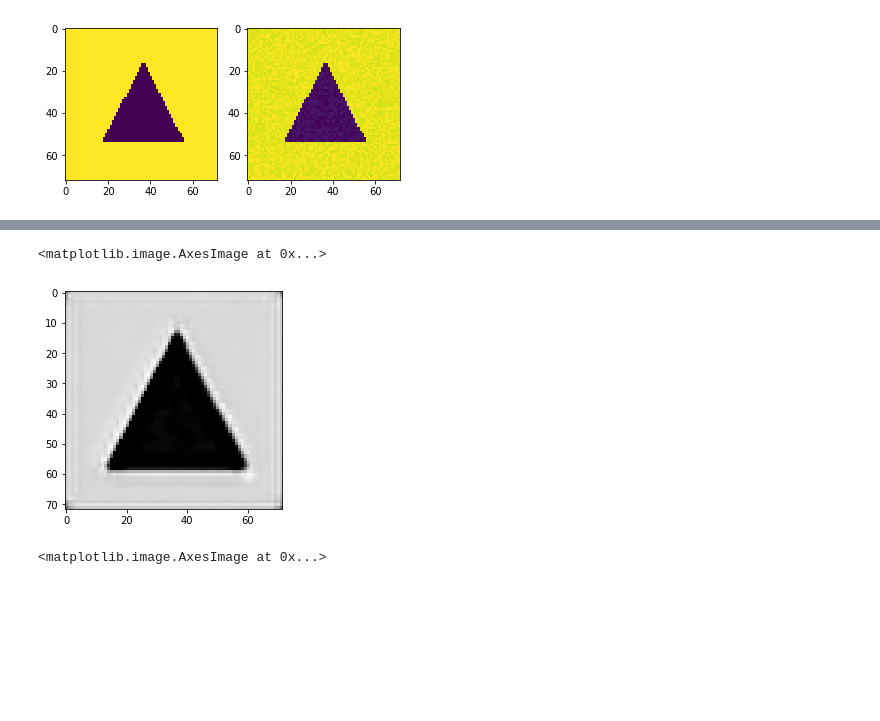
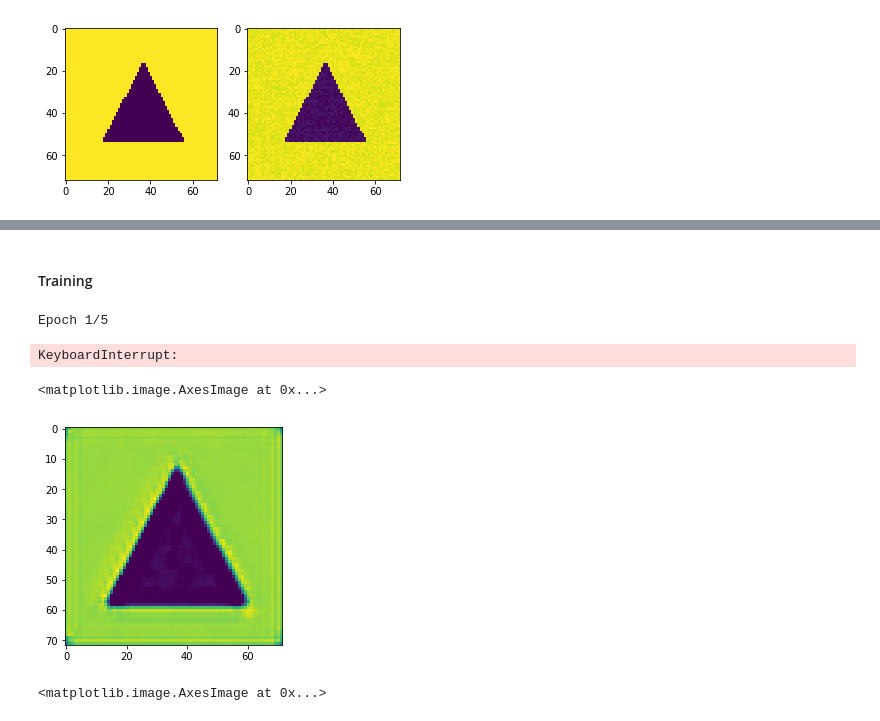
Before and after one commit to BoucheDimitri/DL1, a Jupyter notebook: TP1.ipynb, the cells around one changed output, grey strips where cells are left out. Saved outputs shown, nothing was run; the diff lists cells and outputs as text; code cells hidden in the pictures; blank space fills up the shorter version.

```diff
--- a/TP1.ipynb
+++ b/TP1.ipynb
@@ -547,0 +605,13 @@ X_noisy2D.shape
+# %%
+def reshape_for_network(X):
+    X = np.array([reshape_to_2D(x) for x in X])
+    X = X.reshape(X.shape + (1, ))
+    return X
+# %%
+# Generate dataset and reshape to fit the input of the network
+X_clean, X_noisy = generate_denoising_dataset(nb_samples=1000)
+X_clean_test, X_noisy_test = generate_denoising_dataset(nb_samples=300)
+X_noisy2D = reshape_for_network(X_noisy)
+X_clean2D = reshape_for_network(X_clean)
+X_noisy2D_test = reshape_for_network(X_noisy_test)
+X_clean2D_test = reshape_for_network(X_clean_test)
@@ -593,2 +657,0 @@ print(input_shape)
-# %%
-autoencoder = build_autoencoder(input_shape)
@@ -597,12 +662,4 @@ adam = Adam(lr=0.001, beta_1=0.9, beta_2=0.999, epsilon=None, decay=0.0, amsgrad
 
 # Compile model
 autoencoder.compile(loss='mean_squared_error',
-              optimizer=RMSprop())
-
-
-# Fit the model with adam optimizer
-epochs = 5
-batch_size = 50
-# history = autoencoder.fit(X_noisy2D, X_clean2D, epochs=epochs, batch_size=batch_size)
-history = autoencoder.fit(X_noisy2D, X_clean2D, epochs=epochs, batch_size=batch_size)
-# history = model.fit(X_train, Y_norm, epochs=epochs, batch_size=batch_size)
+              optimizer=adam)
@@ -620,10 +666,19 @@ Epoch 5/5
+# %% [markdown]
+#### Training
+# %%
+epochs = 5
+batch_size = 50
+history = autoencoder.fit(X_noisy2D, X_clean2D, epochs=epochs, batch_size=batch_size)
+# %% [output]
+Epoch 1/5
+KeyboardInterrupt:
 # %%
 X_pred = autoencoder.predict(X_noisy2D)
 # %%
-plt.imshow(X_pred[0, :, :, 0], cmap="gray")
+plt.imshow(X_pred[0, :, :, 0])
 # %% [output]
 <matplotlib.image.AxesImage at 0x...>
-[figure, old version]
+[figure, new version]
 # %%
 X_pred[0, :, :, 0] *= 255/np.max(X_pred[0, :, :, 0])
 # %%
```
Also changed, not shown: parts of 50 cells of this notebook.
